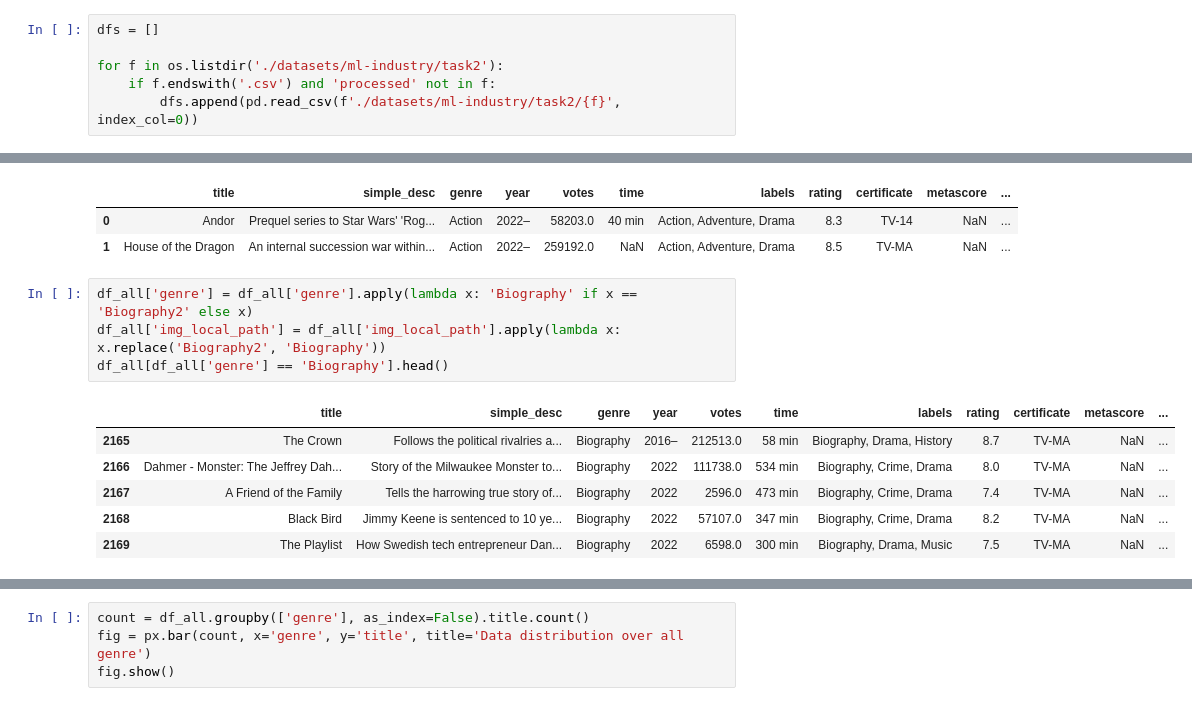
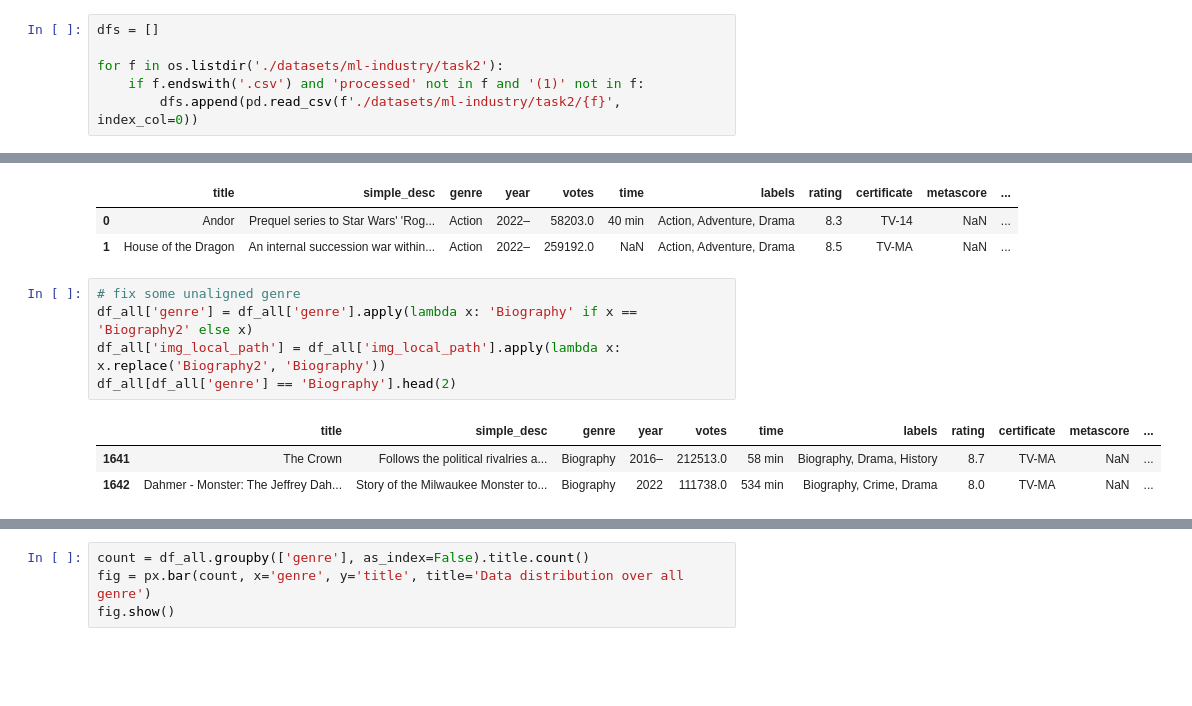
Before and after one commit to fhrzn/industrial-ai, a Jupyter notebook: Task 2/eda.ipynb, the cells around one changed output, grey strips where cells are left out. Saved outputs shown, nothing was run; the diff lists cells and outputs as text; blank space fills up the shorter version.

```diff
--- a/Task 2/eda.ipynb
+++ b/Task 2/eda.ipynb
@@ -8,5 +8,5 @@ import plotly.express as px
 dfs = []
 
 for f in os.listdir('./datasets/ml-industry/task2'):
-    if f.endswith('.csv') and 'processed' not in f:
+    if f.endswith('.csv') and 'processed' not in f and '(1)' not in f:
         dfs.append(pd.read_csv(f'./datasets/ml-industry/task2/{f}', index_col=0))
@@ -23,13 +21,11 @@ df_all.head(2)
 | 0 | Andor | Prequel series to Star Wars' 'Rog... | Action | 2022– | 58203.0 | 40 min | Action, Adventure, Drama | 8.3 | TV-14 | NaN | ... |
 | 1 | House of the Dragon | An internal succession war within... | Action | 2022– | 259192.0 | NaN | Action, Adventure, Drama | 8.5 | TV-MA | NaN | ... |
 # %%
+# fix some unaligned genre
 df_all['genre'] = df_all['genre'].apply(lambda x: 'Biography' if x == 'Biography2' else x)
 df_all['img_local_path'] = df_all['img_local_path'].apply(lambda x: x.replace('Biography2', 'Biography'))
-df_all[df_all['genre'] == 'Biography'].head()
+df_all[df_all['genre'] == 'Biography'].head(2)
 # %% [output]
 |  | title | simple_desc | genre | year | votes | time | labels | rating | certificate | metascore | ... |
-| 2165 | The Crown | Follows the political rivalries a... | Biography | 2016– | 212513.0 | 58 min | Biography, Drama, History | 8.7 | TV-MA | NaN | ... |
-| 2166 | Dahmer - Monster: The Jeffrey Dah... | Story of the Milwaukee Monster to... | Biography | 2022 | 111738.0 | 534 min | Biography, Crime, Drama | 8.0 | TV-MA | NaN | ... |
-| 2167 | A Friend of the Family | Tells the harrowing true story of... | Biography | 2022 | 2596.0 | 473 min | Biography, Crime, Drama | 7.4 | TV-MA | NaN | ... |
-| 2168 | Black Bird | Jimmy Keene is sentenced to 10 ye... | Biography | 2022 | 57107.0 | 347 min | Biography, Crime, Drama | 8.2 | TV-MA | NaN | ... |
-| 2169 | The Playlist | How Swedish tech entrepreneur Dan... | Biography | 2022 | 6598.0 | 300 min | Biography, Drama, Music | 7.5 | TV-MA | NaN | ... |
+| 1641 | The Crown | Follows the political rivalries a... | Biography | 2016– | 212513.0 | 58 min | Biography, Drama, History | 8.7 | TV-MA | NaN | ... |
+| 1642 | Dahmer - Monster: The Jeffrey Dah... | Story of the Milwaukee Monster to... | Biography | 2022 | 111738.0 | 534 min | Biography, Crime, Drama | 8.0 | TV-MA | NaN | ... |
```
Also changed, not shown: parts of 9 cells of this notebook, 3 other files.
